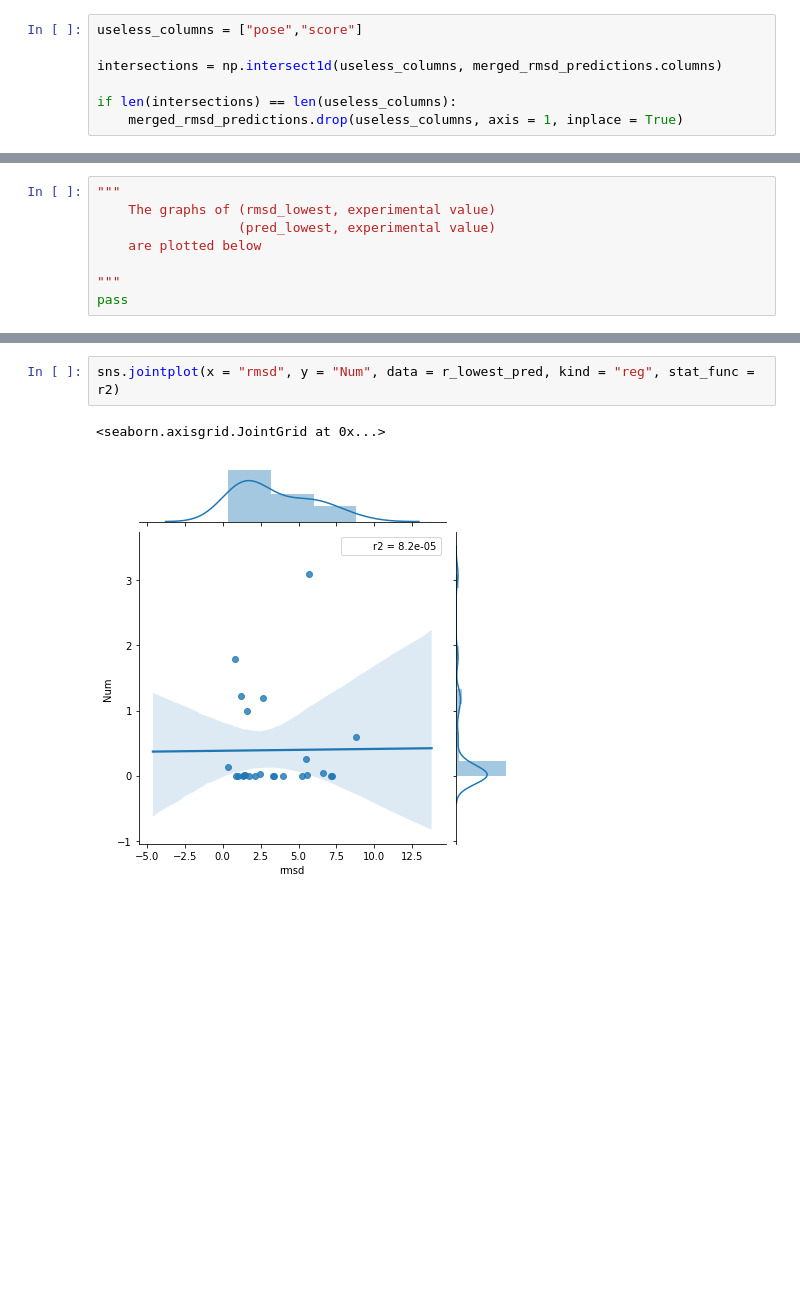
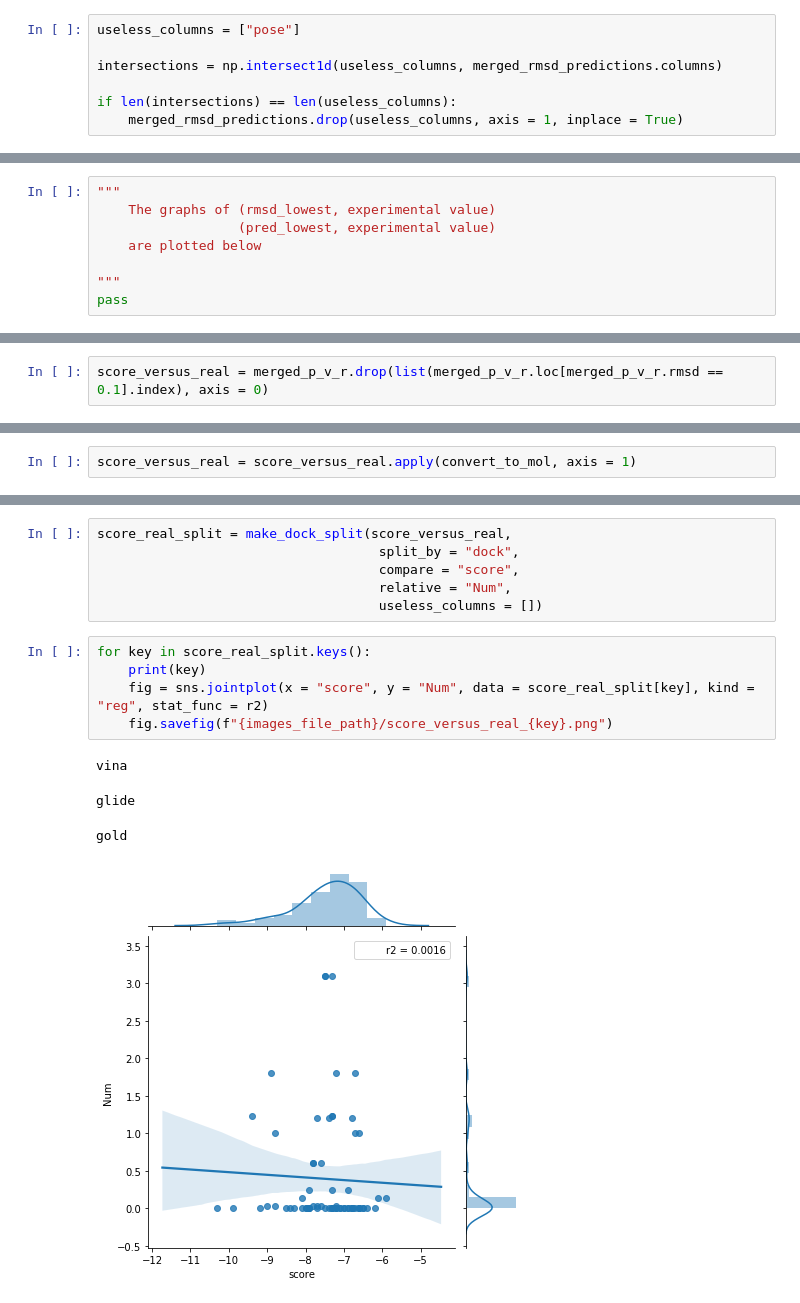
Before and after one commit to akezhanmussa/ProteinLigandPredictor, a Jupyter notebook: structured/utils/visualization/DataAnalysis.ipynb, the cells around one changed output, grey strips where cells are left out. Cells and saved outputs as stored; diff of their text form; blank space fills up the shorter version.

```diff
--- a/structured/utils/visualization/DataAnalysis.ipynb
+++ b/structured/utils/visualization/DataAnalysis.ipynb
@@ -359,7 +390,7 @@ pass
 # %%
 merged_rmsd_predictions = pd.merge(formatted_rV, formatted_pV,how = "outer", on = "Representative")
 # %%
-useless_columns = ["pose","score"]
+useless_columns = ["pose"]
 
 intersections = np.intersect1d(useless_columns, merged_rmsd_predictions.columns)
 
@@ -828,0 +934,2 @@ sns.jointplot(x = "predictions", y = "Num", data = r_lowest_pred, kind = "reg",
+# %%
+score_versus_real = merged_p_v_r.drop(list(merged_p_v_r.loc[merged_p_v_r.rmsd == 0.1].index), axis = 0)
@@ -828,0 +945,2 @@ sns.jointplot(x = "predictions", y = "Num", data = r_lowest_pred, kind = "reg",
+# %%
+score_versus_real = score_versus_real.apply(convert_to_mol, axis = 1)
@@ -829,5 +961,16 @@ sns.jointplot(x = "predictions", y = "Num", data = r_lowest_pred, kind = "reg",
+# %%
+score_real_split = make_dock_split(score_versus_real,
+                                    split_by = "dock",
+                                    compare = "score",
+                                    relative = "Num",
+                                    useless_columns = [])
 # %%
-sns.jointplot(x = "rmsd", y = "Num", data = r_lowest_pred, kind = "reg", stat_func = r2)
+for key in score_real_split.keys():
+    print(key)
+    fig = sns.jointplot(x = "score", y = "Num", data = score_real_split[key], kind = "reg", stat_func = r2)
+    fig.savefig(f"{images_file_path}/score_versus_real_{key}.png")
 # %% [output]
-<seaborn.axisgrid.JointGrid at 0x...>
+vina
+glide
+gold
-[figure, old version]
+[figure, new version]
```
Also changed, not shown: parts of 26 cells of this notebook, 26 other files.
